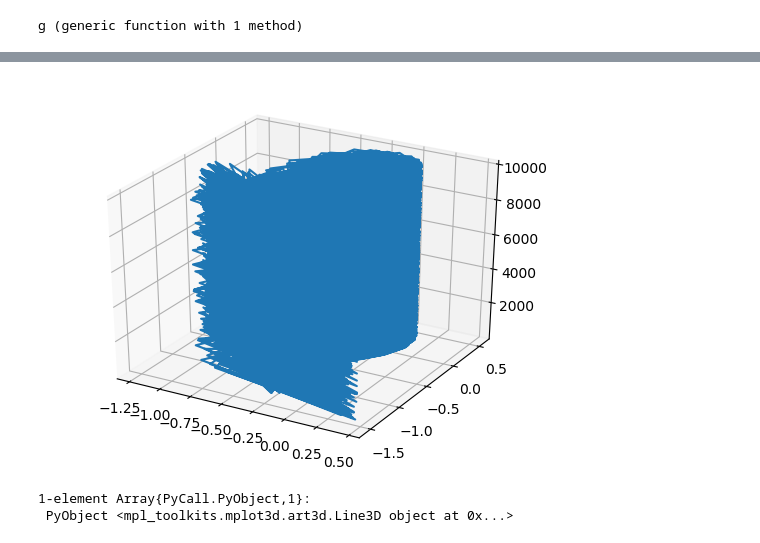
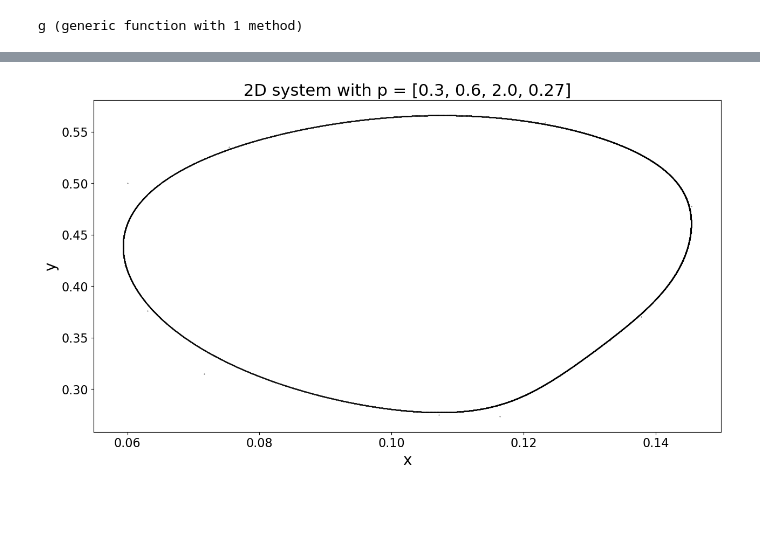
Before and after one commit to szhydkov/ma998, a Jupyter notebook: ODEs.ipynb, the cells around one changed output, grey strips where cells are left out. Saved outputs shown, nothing was run; the diff lists cells and outputs as text; code cells hidden in the pictures; blank space fills up the shorter version.

```diff
--- a/ODEs.ipynb
+++ b/ODEs.ipynb
@@ -124,6 +133,6 @@ PyObject <matplotlib.collections.PathCollection object at 0x...>
 # %%
 p2 = [0.3, 0.6, 2, 0.27]
-ds2 = DiscreteDynamicalSystem(g, [0.01, 0.01], p2)
+ds2 = DiscreteDynamicalSystem(g, [0.06, 0.5], p2)
 run2 = trajectory(ds2, 10000)
 # %% [output]
 2-dimensional Dataset{Float64} with 10001 points
@@ -152,6 +155,12 @@ PyObject <matplotlib.collections.PathCollection object at 0x...>
-# %%
-plot3D(run[:, 1], run[:, 2], 1:10001, markersize=0.1) #lol ignore this
-# %% [output]
-[figure, removed]
-1-element Array{PyCall.PyObject,1}:
- PyObject <mpl_toolkits.mplot3d.art3d.Line3D object at 0x...>
+# %%
+figure(figsize = (15,8))
+scatter(run2[:, 1], run2[:, 2], s=0.1, color="k")
+title("2D system with p = $p2", fontsize=22)
+xlabel("x", fontsize=20)
+ylabel("y",fontsize=20)
+xticks(fontsize=16)
+yticks(fontsize=16)
+
+savefig("plots/q42.png", dpi=700)
+# %% [output]
+[figure, added]
```
Also changed, not shown: parts of 14 cells of this notebook, 23 other files.
